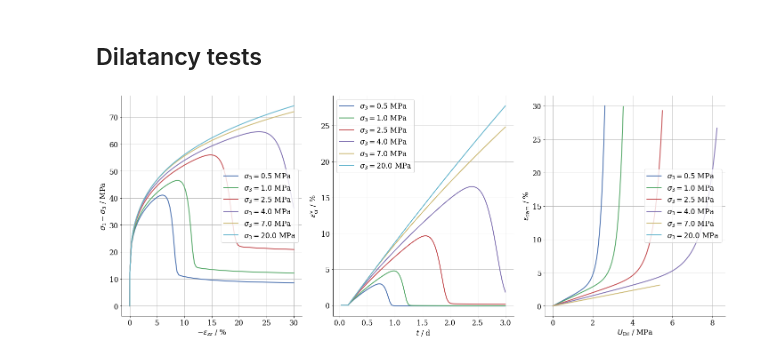
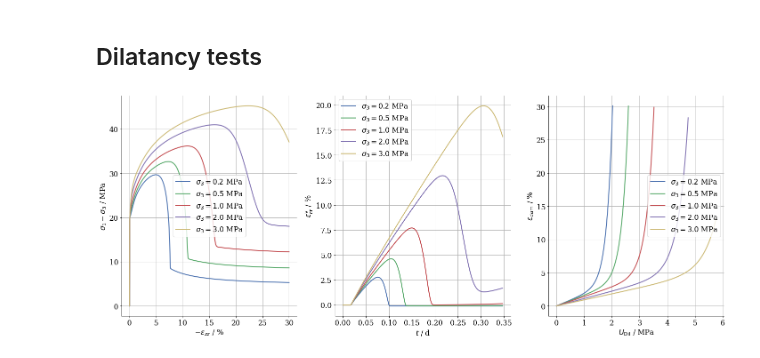
Before and after one commit to nagelt/MechanicsTrainingCourse2020, a Jupyter notebook: MFront/GSdam.ipynb, the cells around one changed output. Saved outputs shown, nothing was run; the diff lists cells and outputs as text; code cells hidden in the pictures.

Commit message:
Works well. Parameter set Asse.

```diff
--- a/MFront/GSdam.ipynb
+++ b/MFront/GSdam.ipynb
@@ -53,23 +55,17 @@ build_release = 'mfront --obuild --interface=generic GuentherSalzerDilatancy_sem
 E = 25e4 #MPa
 nu = 0.27
 #
-Ap = 6.5e-24 #1/d
-npe = 11.0
-s0 = 1.0 #MPa
-mup = 2.95
-epsv0 = 0.001# very sensitive parameter!
-#
-As1 = 0.005
+As1 = 0.0
 Q1 = 40e3
 ns1 = 4.0
-As2 = 0.005
+As2 = 0.0
 Q2 = 65e3
 ns2 = 1.0
 # %%
 #HIDDEN
 def run_creep_Asse_dil(T = 299., eps_max = -0.3, eps_dot=-1e-5, s3 = -20.):
-    tmax = eps_max / eps_dot
-    t_discrete = np.linspace(0,tmax,100)
+    tmax = eps_max / (eps_dot * 86400)
+    t_discrete = np.linspace(0,tmax,1000)
     m    = mtest.MTest()
     m.setMaximumNumberOfSubSteps(10)
     m.setBehaviour('generic', 'src/libBehaviour.so', 'GuentherSalzerDilatancy_semi_expl')
@@ -82,17 +78,12 @@ def run_creep_Asse_dil(T = 299., eps_max = -0.3, eps_dot=-1e-5, s3 = -20.):
     m.setImposedStress('SXY', 0.0)
     m.setMaterialProperty('YoungModulus', E)
     m.setMaterialProperty('PoissonRatio', nu)
-    m.setMaterialProperty('PrimaryPowerLawFactor', Ap)
-    m.setMaterialProperty('PrimaryPowerLawExponent', npe)
     m.setMaterialProperty('SecondaryPowerLawFactor1', As1)
     m.setMaterialProperty('SecondaryPowerLawExponent1', ns1)
     m.setMaterialProperty('SecondaryActivationEnergy1', Q1)
     m.setMaterialProperty('SecondaryPowerLawFactor2', As2)
     m.setMaterialProperty('SecondaryPowerLawExponent2', ns2)
     m.setMaterialProperty('SecondaryActivationEnergy2', Q2)
-    m.setMaterialProperty('HardeningExponent', mup)
-    m.setMaterialProperty('InitialHardening', epsv0)
-    m.setMaterialProperty('ReferenceStress', s0)
     m.setExternalStateVariable("Temperature", T)
     s = mtest.MTestCurrentState()
     wk = mtest.MTestWorkSpace()
@@ -117,28 +108,28 @@ def run_creep_Asse_dil(T = 299., eps_max = -0.3, eps_dot=-1e-5, s3 = -20.):
 # %%
 #HIDDEN
 fig,ax = plt.subplots(figsize=(20,8),ncols=3)
-for sig3 in [0.5,1,2.5,4,7,20]:
-    t_, s_, sh_, e_, ehard, udil, dil = run_creep_Asse_dil(s3 = -sig3, eps_dot = -1e-1)
+for sig3 in [0.2,0.5,1,2,3]:
+    t_, s_, sh_, e_, ehard, udil, dil = run_creep_Asse_dil(s3 = -sig3, eps_dot = -1e-5)
     ax[0].plot(-e_[0:]*100,-s_[0:]+sh_[0:], label= '$\\sigma_3 = %.1f$ MPa' %sig3)
     ax[1].plot(t_[1:],ehard[1:]*100, label= '$\\sigma_3 = %.1f$ MPa' %sig3)
     ax[2].plot(udil[1:],dil[1:]*100, label= '$\\sigma_3 = %.1f$ MPa' %sig3)
 
 ax[0].set_xlabel('$-\\epsilon_{zz}$ / %')
 ax[0].set_ylabel('$\\sigma_1 - \sigma_3$ / MPa')
 ax[0].grid('both')
 ax[0].legend()
 
 
 ax[1].set_xlabel('$t$ / d')
 ax[1].set_ylabel('$\\epsilon_\\mathrm{cr}^\\mathrm{v}$ / %')
 ax[1].grid('both')
 ax[1].legend()
 
 ax[2].set_xlabel('$U_\\mathrm{Dil}$ / MPa')
 ax[2].set_ylabel('$\\epsilon_\\mathrm{dam}$ / %')
 ax[2].grid('both')
 ax[2].legend()
 
 fig.tight_layout();
 # %% [output]
-[figure, old version]
+[figure, new version]
```
Also changed, not shown: parts of 1 cell of this notebook, 2 other files.
